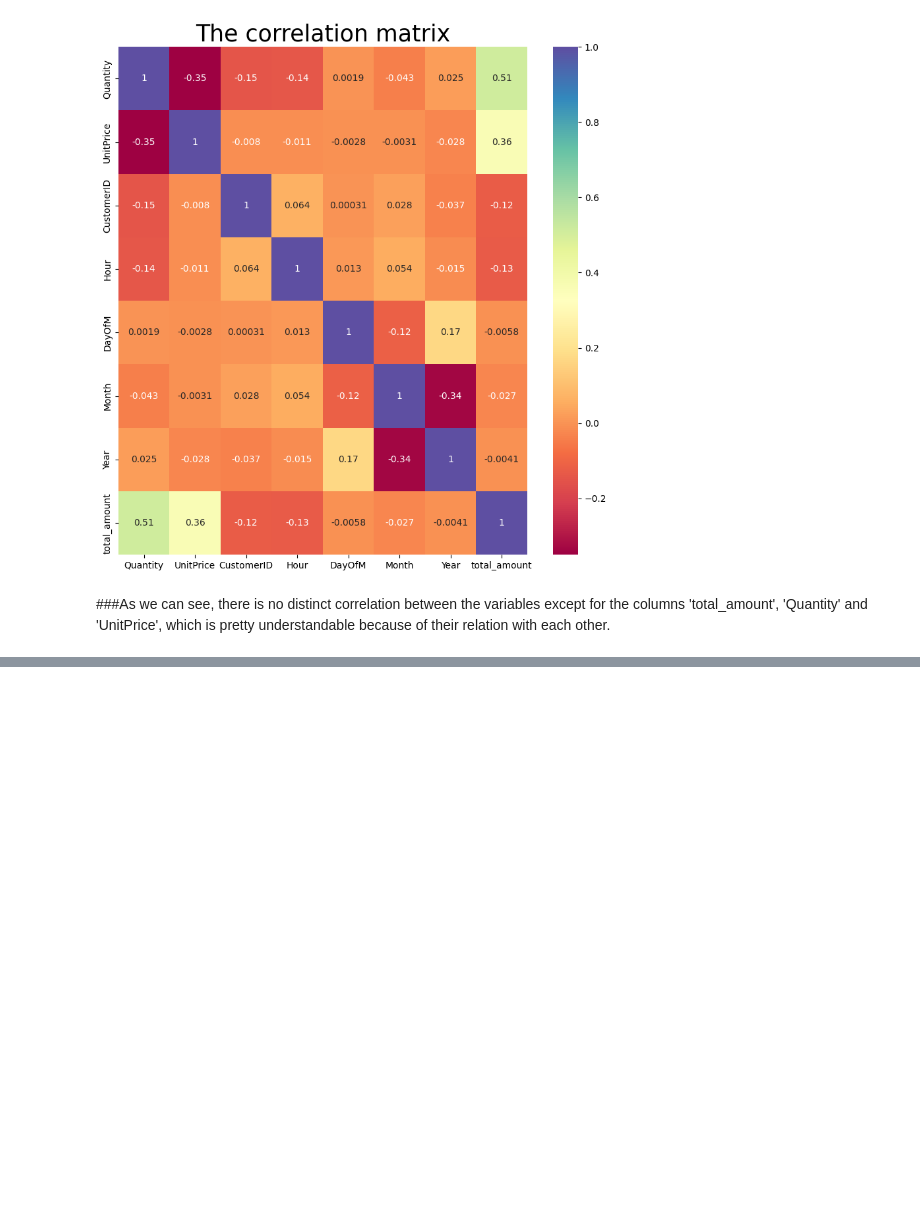
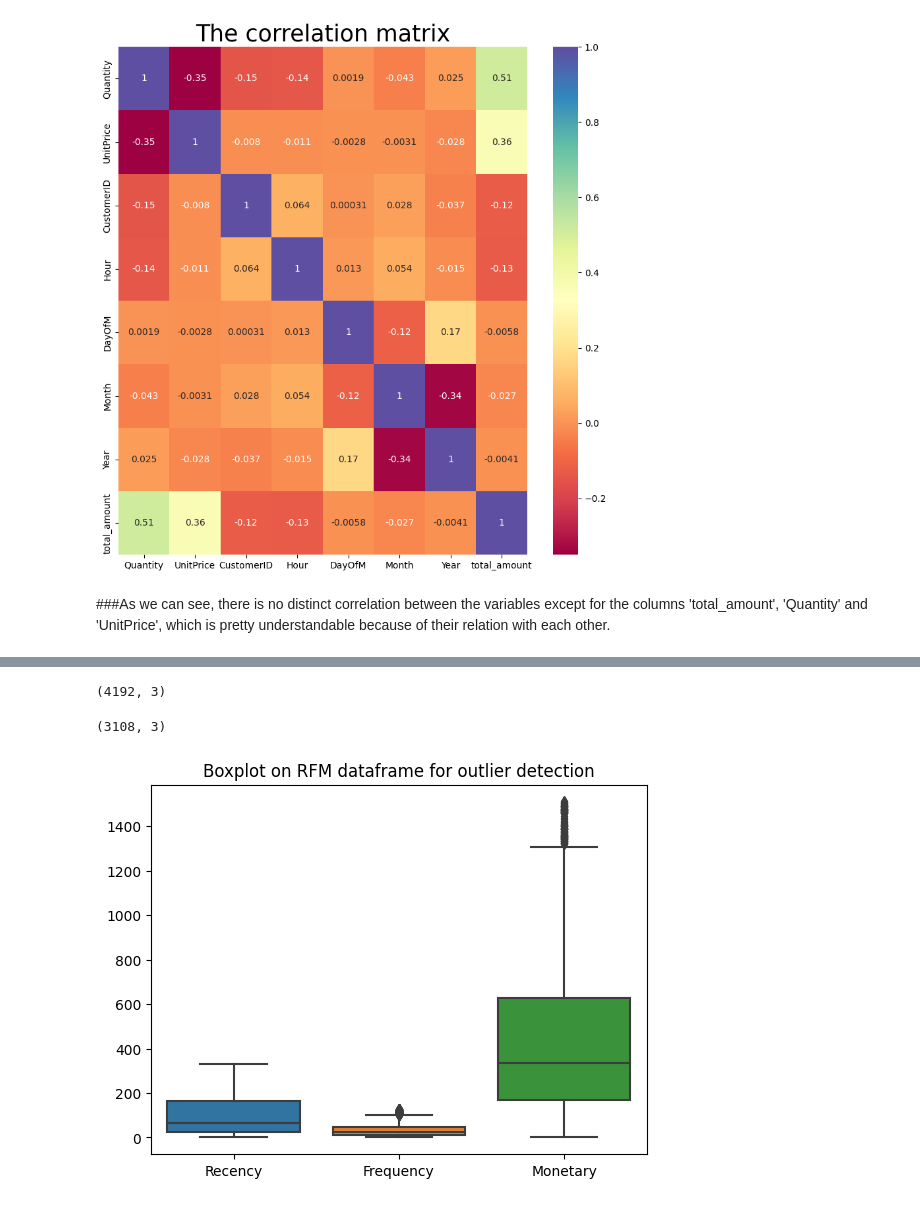
Before and after one commit to vishant750/Online_Retail_Customer_Segmentation, a Jupyter notebook: Online_Retail_Customer_Segmentation.ipynb, the cells around one changed output, grey strips where cells are left out. Drawn from its saved outputs; the diff is of its cells as text; code cells hidden in the pictures; blank space fills up the shorter version.

```diff
--- a/Online_Retail_Customer_Segmentation.ipynb
+++ b/Online_Retail_Customer_Segmentation.ipynb
@@ -455,0 +563,24 @@ plt.show()
+# %%
+#shape of the dataset before removing the outliers
+rmf_df.shape
+# %% [output]
+(4192, 3)
+# %%
+#Removing the outliers
+rmf_df = handling_outliers(data=rmf_df,feature='Recency')
+rmf_df = handling_outliers(data=rmf_df,feature='Frequency')
+rmf_df = handling_outliers(data=rmf_df,feature='Monetary')
+# %%
+#shape after removing the outliers
+rmf_df.shape
+# %% [output]
+(3108, 3)
+# %%
+#Checking for outliers in rmf dataset after handling the outliers
+rmf_cols = (list(rmf_df.columns))
+#Checking for outliers in the rfm dataframe
+sns.boxplot(data=rmf_df[rmf_cols])
+plt.title('Boxplot on RFM dataframe for outlier detection')
+plt.show()
+# %% [output]
+[figure, added]
```
Also changed, not shown: parts of 15 cells of this notebook.
